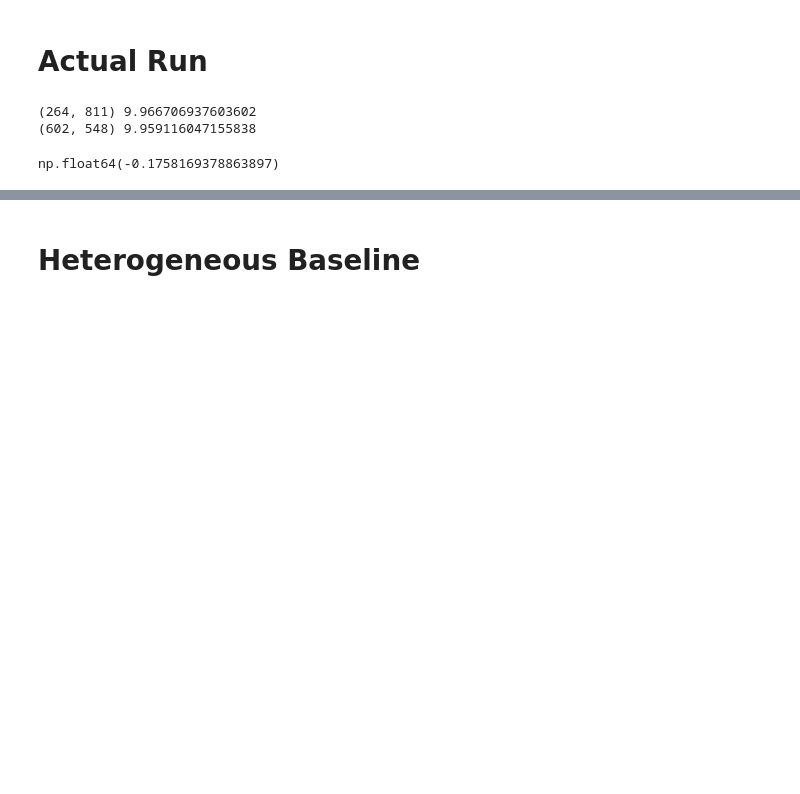
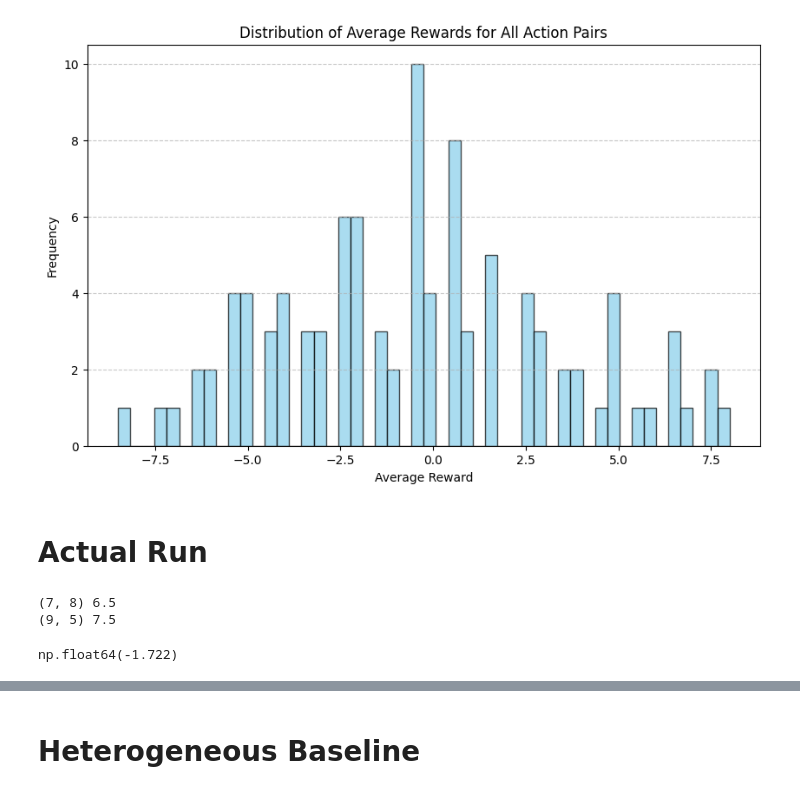
Before and after one commit to TheRealAnonymous008/Thesis-Playground, a Jupyter notebook: v3/baseline_test.ipynb, the cells around one changed output, grey strips where cells are left out. Saved outputs shown, nothing was run; the diff lists cells and outputs as text; code cells hidden in the pictures; blank space fills up the shorter version.

```diff
--- a/v3/baseline_test.ipynb
+++ b/v3/baseline_test.ipynb
@@ -6,15 +9,38 @@ from use_case.baseline import *
 from tests.eval import *
 
 np.random.seed(1337)
+torch.manual_seed(1337)
 
 N = 10
-payoff_i = np.random.uniform(-10, 10, (N, N))
-payoff_j = np.random.uniform(-10, 10, (N, N))
+payoff_i = np.random.randint(-10, 10, (N, N))
+payoff_j = np.random.randint(-10, 10, (N, N))
 
 # Initialize environment
 N_ACTIONS = payoff_i.shape[0]
-N_AGENTS = 1000
+N_AGENTS = 500
 env = BaselineEnvironment(N_AGENTS, payoff_i, payoff_j, total_games = 1)
+# %%
+import os
+os.environ["KMP_DUPLICATE_LIB_OK"]="TRUE"
+
+import matplotlib.pyplot as plt
+
+# Calculate average rewards for all action pairs
+average_rewards = (payoff_i + payoff_j) / 2
+
+# Flatten the matrix into a list of all possible rewards
+all_rewards = average_rewards.ravel()
+
+# Plotting the histogram
+plt.figure(figsize=(10, 6))
+plt.hist(all_rewards, bins=50, color='skyblue', edgecolor='black', alpha=0.7)
+plt.title('Distribution of Average Rewards for All Action Pairs')
+plt.xlabel('Average Reward')
+plt.ylabel('Frequency')
+plt.grid(axis='y', linestyle='--', alpha=0.7)
+plt.show()
+# %% [output]
+[figure, added]
 # %% [markdown]
 # Actual Run
 # %%
@@ -43,12 +68,12 @@ for eq in equilibriua:
 
     print(x, a)
 # %% [output]
-(264, 811) 9.966706937603602
-(602, 548) 9.959116047155838
+(7, 8) 6.5
+(9, 5) 7.5
 # %%
 evaluate_policy(model, env, 10)
 # %% [output]
-np.float64(-0.1758169378863897)
+np.float64(-1.722)
 # %%
 # Setup the training loop
 training_parameters = TrainingParameters(
```
Also changed, not shown: parts of 4 cells of this notebook, 6 other files.
